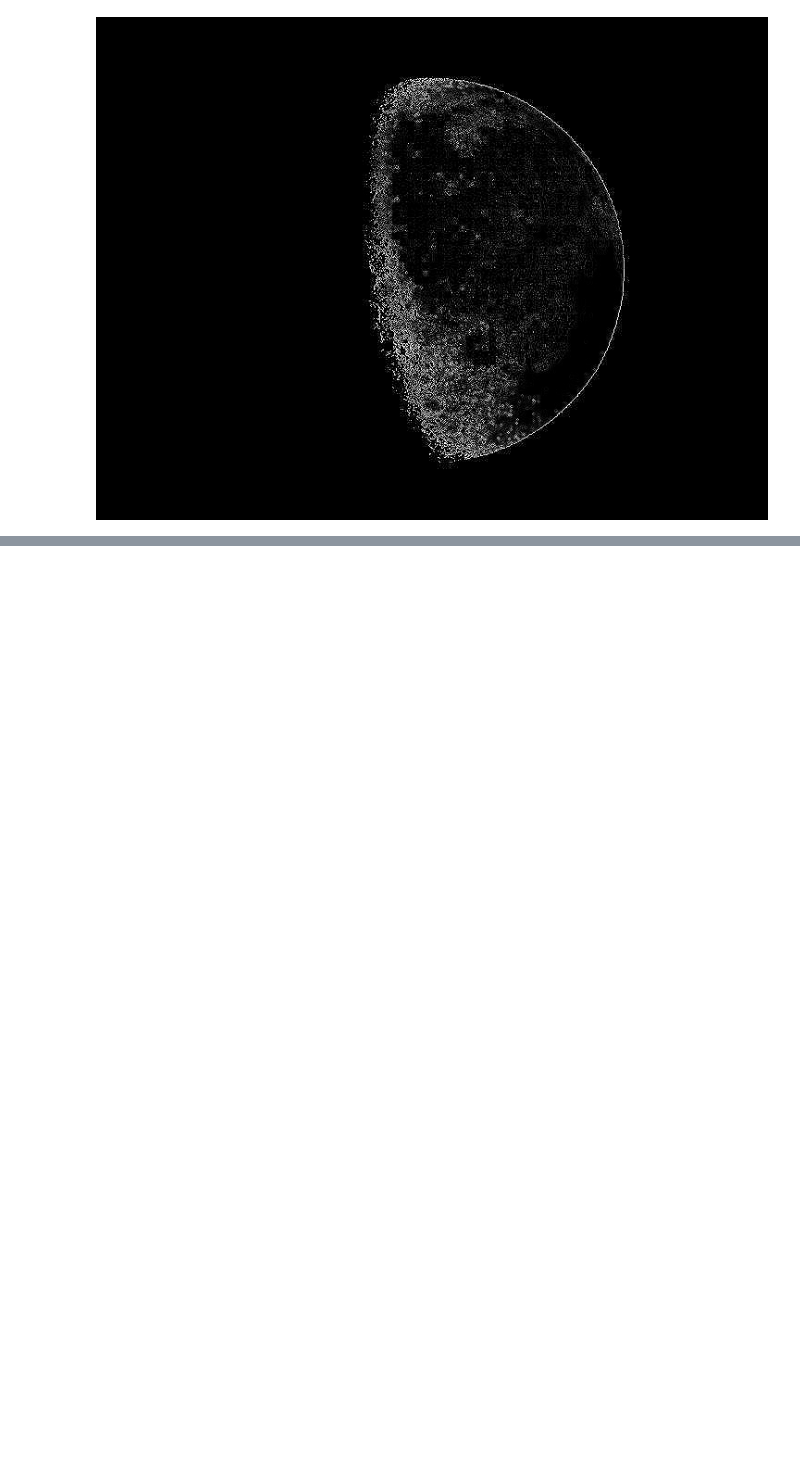
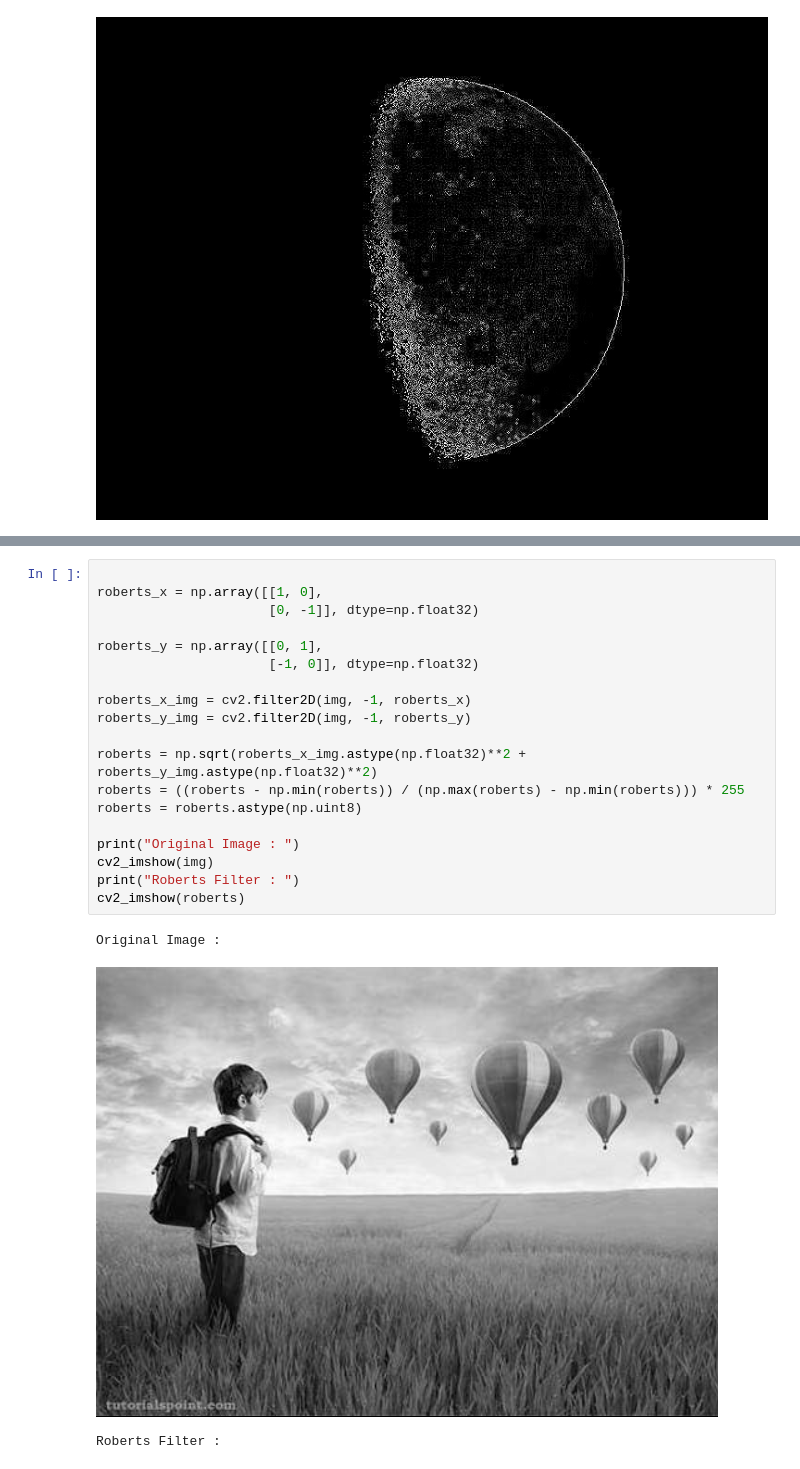
Before and after one commit to KrishChothani/Computer-Vision-Using-Deep-Learning, a Jupyter notebook: CVDL3.ipynb, the cells around one changed output, grey strips where cells are left out. Drawn from its saved outputs; the diff is of its cells as text; blank space fills up the shorter version.

```diff
--- a/CVDL3.ipynb
+++ b/CVDL3.ipynb
@@ -162,0 +223,23 @@ cv2_imshow(out)
+# %%
+
+roberts_x = np.array([[1, 0],
+                      [0, -1]], dtype=np.float32)
+
+roberts_y = np.array([[0, 1],
+                      [-1, 0]], dtype=np.float32)
+
+roberts_x_img = cv2.filter2D(img, -1, roberts_x)
+roberts_y_img = cv2.filter2D(img, -1, roberts_y)
+
+roberts = np.sqrt(roberts_x_img.astype(np.float32)**2 + roberts_y_img.astype(np.float32)**2)
+roberts = ((roberts - np.min(roberts)) / (np.max(roberts) - np.min(roberts))) * 255
+roberts = roberts.astype(np.uint8)
+
+print("Original Image : ")
+cv2_imshow(img)
+print("Roberts Filter : ")
+cv2_imshow(roberts)
+# %% [output]
+Original Image :
+[figure, added]
+Roberts Filter :
```
Also changed, not shown: parts of 5 cells of this notebook.
